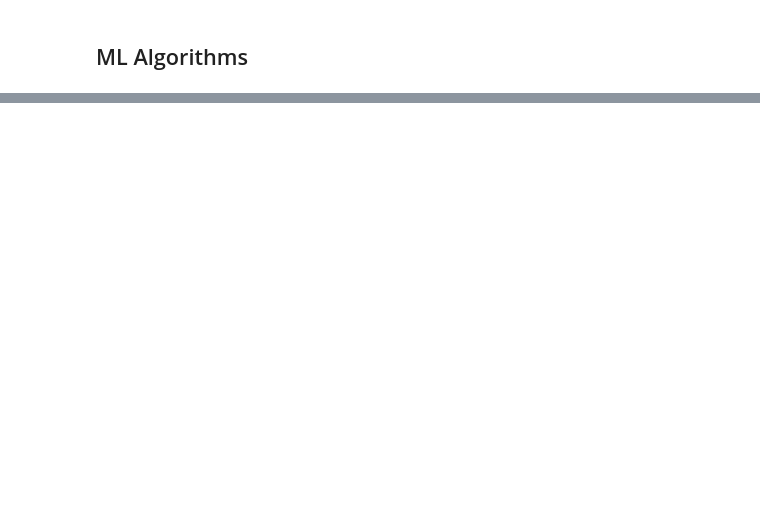
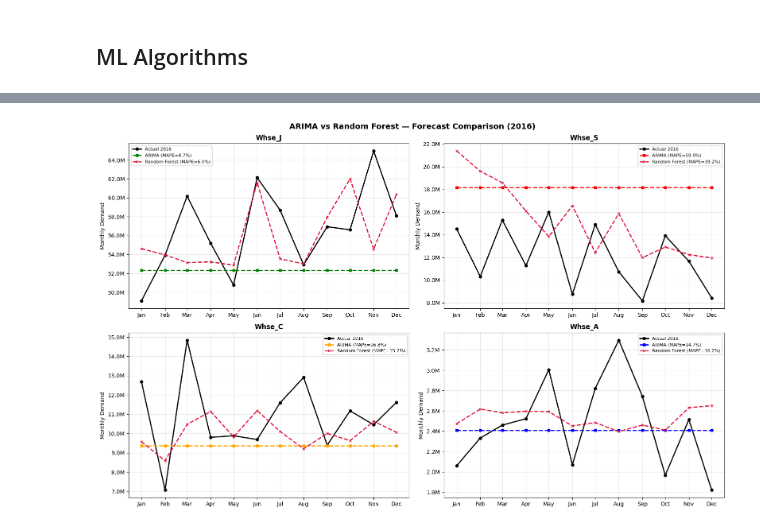
Before and after one commit to MayZinKo/Demand_Management_Industrial_Analytics_Project, a Jupyter notebook: Demand_Forecast_Formal.ipynb, the cells around one changed output, grey strips where cells are left out. Cells and saved outputs as stored; diff of their text form; code cells hidden in the pictures; blank space fills up the shorter version.

```diff
--- a/Demand_Forecast_Formal.ipynb
+++ b/Demand_Forecast_Formal.ipynb
@@ -1177,0 +1818,47 @@ The following key findings emerged from the initial descriptive analysis:
+# %%
+fig, axes = plt.subplots(2, 2, figsize=(16, 10))
+fig.suptitle('ARIMA vs Random Forest — Forecast Comparison (2016)',
+             fontsize=14, fontweight='bold')
+axes = axes.flatten()
+
+colors = {'Whse_J': 'green', 'Whse_S': 'red', 'Whse_C': 'orange', 'Whse_A': 'blue'}
+
+for i, wh in enumerate(['Whse_J', 'Whse_S', 'Whse_C', 'Whse_A']):
+    ax = axes[i]
+
+    wh_test  = test_df[test_df['Warehouse'] == wh]
+    arima_fc = results[wh]['fc_mean']
+
+    rf_mape   = np.mean(np.abs((wh_test['Demand'] - wh_test['Predicted'])
+                                / wh_test['Demand'])) * 100
+    arima_mape = results[wh]['mape']
+
+    # Actual demand
+    ax.plot(wh_test['Date'], wh_test['Demand'],
+            color='black', linewidth=2, marker='o', markersize=5,
+            label='Actual 2016')
+
+    # ARIMA forecast
+    ax.plot(arima_fc.index, arima_fc.values,
+            color=colors[wh], linewidth=2, linestyle='--',
+            marker='s', markersize=5,
+            label=f"ARIMA (MAPE={arima_mape:.1f}%)")
+
+    # Random Forest forecast
+    ax.plot(wh_test['Date'], wh_test['Predicted'],
+            color='crimson', linewidth=2, linestyle='--',
+            marker='x', markersize=5,
+            label=f"Random Forest (MAPE={rf_mape:.1f}%)")
+
+    ax.set_title(f"{wh}", fontweight='bold')
+    ax.set_ylabel('Monthly Demand')
+    ax.legend(fontsize=8)
+    ax.xaxis.set_major_locator(mdates.MonthLocator())
+    ax.xaxis.set_major_formatter(mdates.DateFormatter('%b'))
+    ax.yaxis.set_major_formatter(plt.FuncFormatter(lambda x, _: f'{x/1e6:.1f}M'))
+    ax.grid(alpha=0.3)
+
+plt.tight_layout()
+plt.show()
+# %% [output]
+[figure, added]
```
Also changed, not shown: parts of 34 cells of this notebook.
